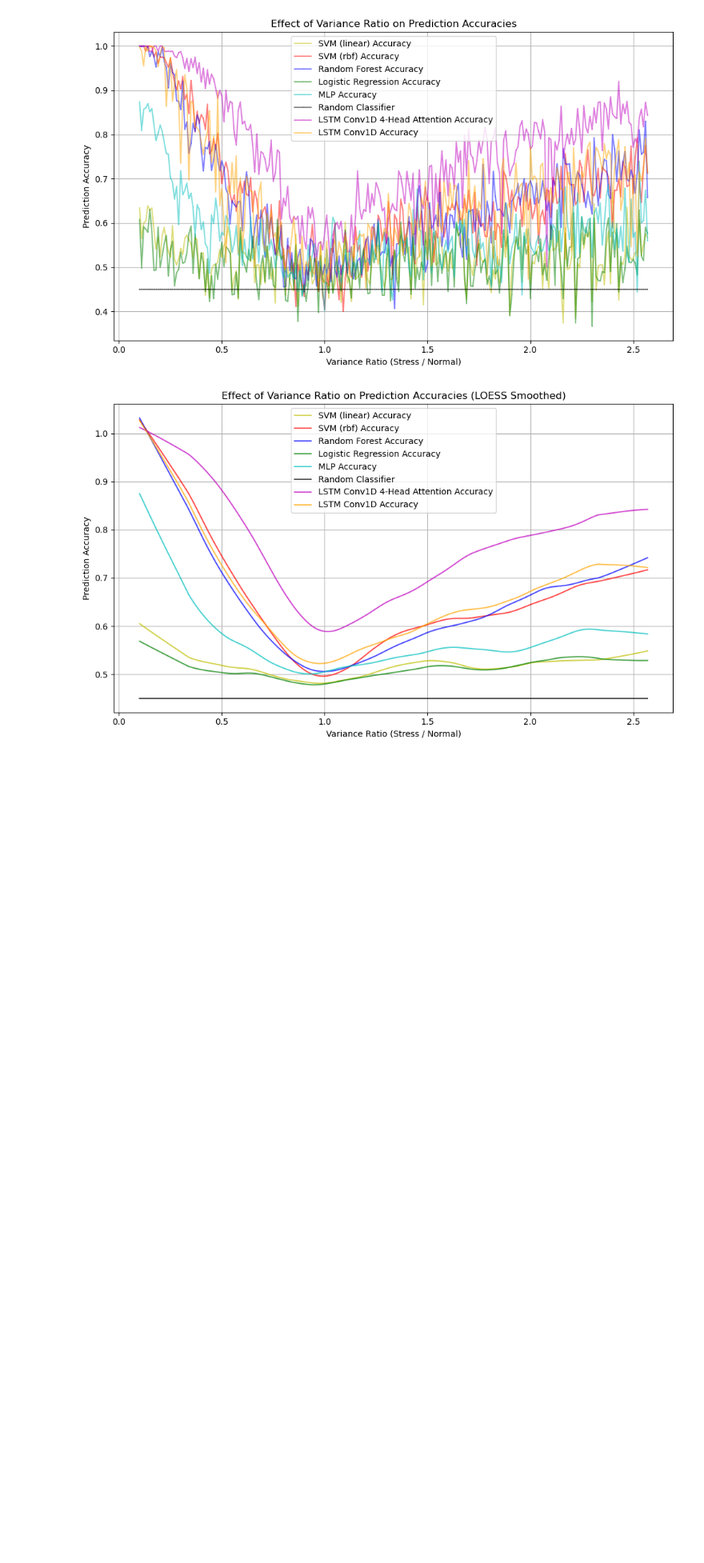
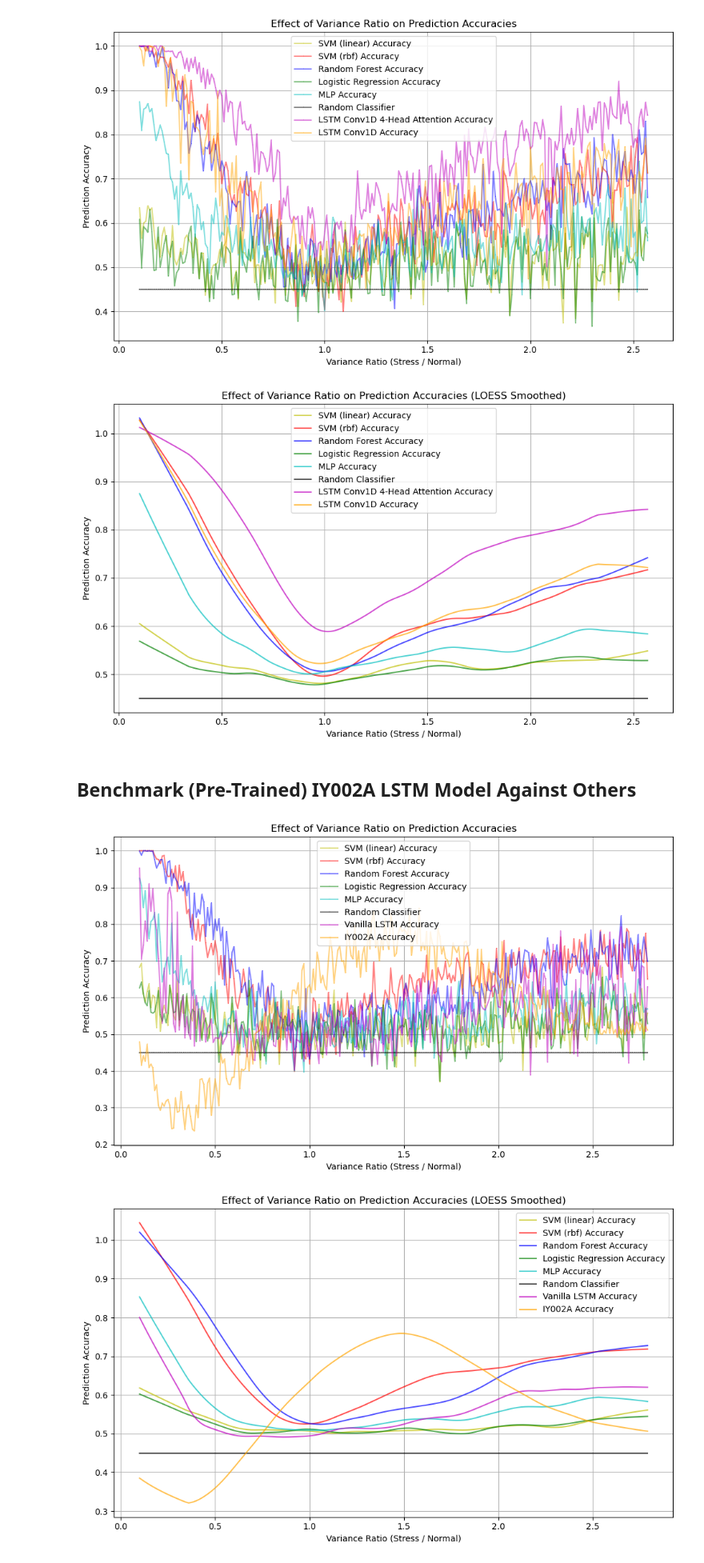
Before and after one commit to GrignardReagent/SSA, a Jupyter notebook: notebooks/WIP_classification_benchmark.ipynb, the cells around one changed output. Shown at 80% size. Saved outputs shown, nothing was run; the diff lists cells and outputs as text; code cells hidden in the pictures; blank space fills up the shorter version.

Commit message:
Completed IY002 (pre-trained LSTM model) and IY004 (benchmarking IY001 and IY002 models along with others).

```diff
--- a/notebooks/WIP_classification_benchmark.ipynb
+++ b/notebooks/WIP_classification_benchmark.ipynb
@@ -427,3 +427,70 @@ plt.show()
 # %% [output]
 [figure]
 [figure]
+# %% [markdown]
+## Benchmark (Pre-Trained) IY002A LSTM Model Against Others
+# %%
+# Read in accuracy data
+df_acc_results = pd.read_csv("/home/ianyang/stochastic_simulations/experiments/SSA_telegraph_model/EXP-25-IY002/data/IY002A.csv")
+# Extract the variance ratios and accuracies
+variance_ratios_recorded = df_acc_results["Variance Ratio"].unique()
+linear_svm_accuracy = df_acc_results.groupby("Variance Ratio")["SVM (linear) Accuracy"].mean()
+rbf_svm_accuracy = df_acc_results.groupby("Variance Ratio")["SVM (rbf) Accuracy"].mean()
+rf_accuracy = df_acc_results.groupby("Variance Ratio")["Random Forest Accuracy"].mean()
+log_reg_accuracy = df_acc_results.groupby("Variance Ratio")["Logistic Regression Accuracy"].mean()
+mlp_accuracy = df_acc_results.groupby("Variance Ratio")["MLP Accuracy"].mean()
+random_accuracy = df_acc_results.groupby("Variance Ratio")["Random Classifier Accuracy"].mean()
+lstm_accuracy = df_acc_results.groupby("Variance Ratio")["Vanilla LSTM Accuracy"].mean()
+iy002a_accuracy = df_acc_results.groupby("Variance Ratio")["IY002A Accuracy"].mean()
+##### plotting
+plt.figure(figsize=(10, 6))
+# Plot Variance Ratio vs Classifier Accuracies
+plt.plot(variance_ratios_recorded, linear_svm_accuracy, marker=',', linestyle='-', color='y', label="SVM (linear) Accuracy", alpha=0.5)
+plt.plot(variance_ratios_recorded, rbf_svm_accuracy, marker=',', linestyle='-', color='r', label="SVM (rbf) Accuracy", alpha=0.5)
+plt.plot(variance_ratios_recorded, rf_accuracy, marker=',', linestyle='-', color='b', label="Random Forest Accuracy", alpha= 0.5)
+plt.plot(variance_ratios_recorded, log_reg_accuracy, marker=',', linestyle='-', color='g', label="Logistic Regression Accuracy", alpha=0.5)
+plt.plot(variance_ratios_recorded, mlp_accuracy, marker=',', linestyle='-', color='c', label="MLP Accuracy", alpha=0.5)
+plt.plot(variance_ratios_recorded, random_accuracy, marker=',', linestyle='-', color='k', label="Random Classifier", alpha=0.5)
+plt.plot(variance_ratios_recorded, lstm_accuracy, marker=',', linestyle='-', color='m', label="Vanilla LSTM Accuracy", alpha=0.5)
+plt.plot(variance_ratios_recorded, iy002a_accuracy, marker=',', linestyle='-', color='orange', label="IY002A Accuracy", alpha=0.5)
+
+plt.xlabel("Variance Ratio (Stress / Normal)")
+plt.ylabel("Prediction Accuracy")
+plt.title("Effect of Variance Ratio on Prediction Accuracies")
+plt.grid(True)
+plt.legend()
+plt.tight_layout()
+plt.savefig("figs/variance_ratio_vs_accuracy.png")
+plt.show()
+
+# Apply LOESS smoothing to the data
+linear_svm_loess = lowess(linear_svm_accuracy, variance_ratios_recorded, frac=0.2)
+rbf_svm_loess = lowess(rbf_svm_accuracy, variance_ratios_recorded, frac=0.2)
+rf_loess = lowess(rf_accuracy, variance_ratios_recorded, frac=0.2)
+log_reg_loess = lowess(log_reg_accuracy, variance_ratios_recorded, frac=0.2)
+mlp_loess = lowess(mlp_accuracy, variance_ratios_recorded, frac=0.2)
+random_loess = lowess(random_accuracy, variance_ratios_recorded, frac=0.2)
+lstm_loess = lowess(lstm_accuracy, variance_ratios_recorded, frac=0.2)
+iy002a_loess = lowess(iy002a_accuracy, variance_ratios_recorded, frac=0.2)
+
+# Plot the LOESS smoothed data
+plt.figure(figsize=(10, 6))
+plt.plot(linear_svm_loess[:, 0], linear_svm_loess[:, 1], linestyle='-', color='y', alpha=0.7, label="SVM (linear) Accuracy")
+plt.plot(rbf_svm_loess[:, 0], rbf_svm_loess[:, 1], linestyle='-', color='r', alpha=0.7, label="SVM (rbf) Accuracy")
+plt.plot(rf_loess[:, 0], rf_loess[:, 1], linestyle='-', color='b', alpha=0.7, label="Random Forest Accuracy")
+plt.plot(log_reg_loess[:, 0], log_reg_loess[:, 1], linestyle='-', color='g', alpha=0.7, label="Logistic Regression Accuracy")
+plt.plot(mlp_loess[:, 0], mlp_loess[:, 1], linestyle='-', color='c', alpha=0.7, label="MLP Accuracy")
+plt.plot(random_loess[:, 0], random_loess[:, 1], linestyle='-', color='k', alpha=0.7, label="Random Classifier")
+plt.plot(lstm_loess[:, 0], lstm_loess[:, 1], linestyle='-', color='m', alpha=0.7, label="Vanilla LSTM Accuracy")
+plt.plot(iy002a_loess[:, 0], iy002a_loess[:, 1], linestyle='-', color='orange', alpha=0.7, label="IY002A Accuracy")
+plt.xlabel("Variance Ratio (Stress / Normal)")
+plt.ylabel("Prediction Accuracy")
+plt.title("Effect of Variance Ratio on Prediction Accuracies (LOESS Smoothed)")
+plt.grid(True)
+plt.legend()
+plt.tight_layout()
+plt.savefig("figs/variance_ratio_vs_accuracy_loess.png")
+plt.show()
+# %% [output]
+[figure, added]
+[figure, added]
```
Also changed, not shown: parts of 3 cells of this notebook, 15 other files.
